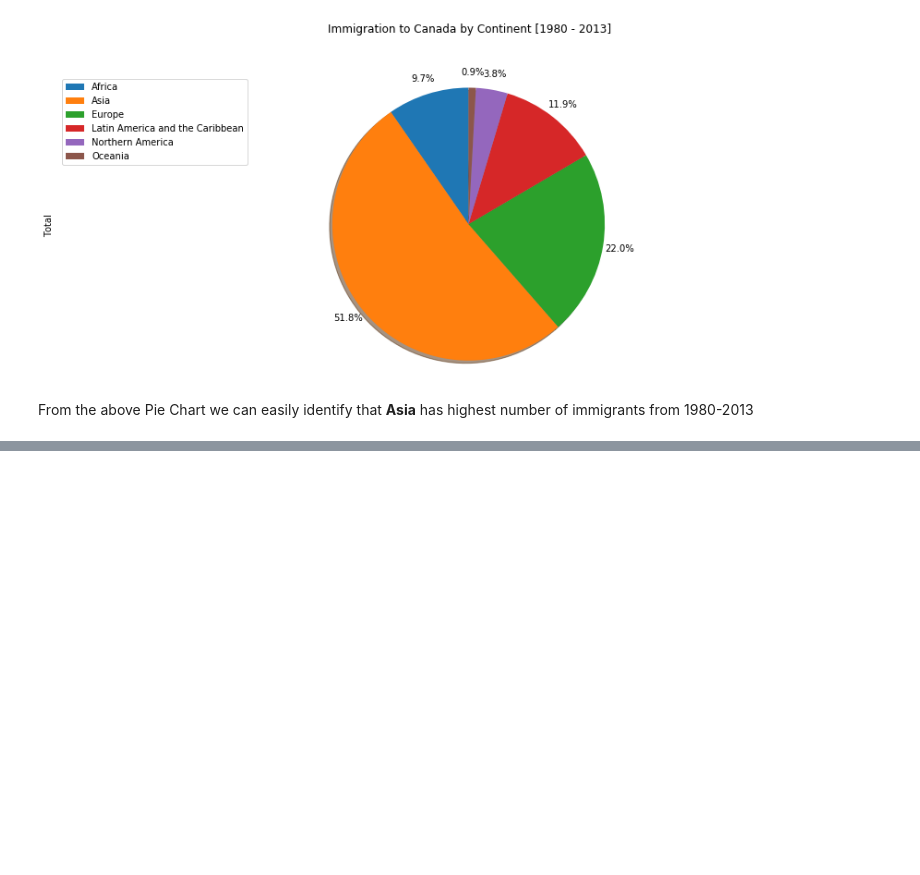
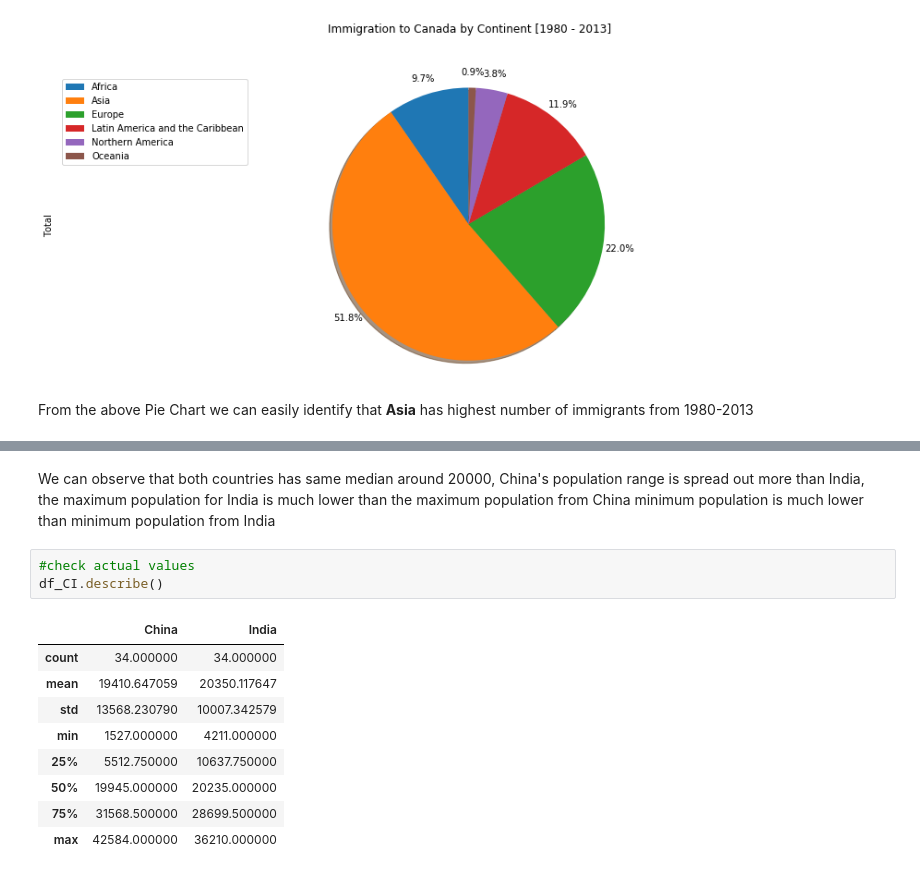
Before and after one commit to aitezazakhtar/Visualization-using-SpecializedTools, a Jupyter notebook: visualize-using-specialTools.ipynb, the cells around one changed output, grey strips where cells are left out. Drawn from its saved outputs; the diff is of its cells as text; blank space fills up the shorter version.

```diff
--- a/visualize-using-specialTools.ipynb
+++ b/visualize-using-specialTools.ipynb
@@ -106,0 +175,15 @@ From the above Pie Chart we can easily identify that **Asia** has highest number
+# %% [markdown]
+We can observe that both countries has same median around 20000, China's population range is spread out more than India, the maximum population for India is much lower than the maximum population from China minimum population is much lower than minimum population from India
+# %%
+#check actual values
+df_CI.describe()
+# %% [output]
+|  | China | India |
+| count | 34.000000 | 34.000000 |
+| mean | 19410.647059 | 20350.117647 |
+| std | 13568.230790 | 10007.342579 |
+| min | 1527.000000 | 4211.000000 |
+| 25% | 5512.750000 | 10637.750000 |
+| 50% | 19945.000000 | 20235.000000 |
+| 75% | 31568.500000 | 28699.500000 |
+| max | 42584.000000 | 36210.000000 |
```
Also changed, not shown: parts of 10 cells of this notebook.
